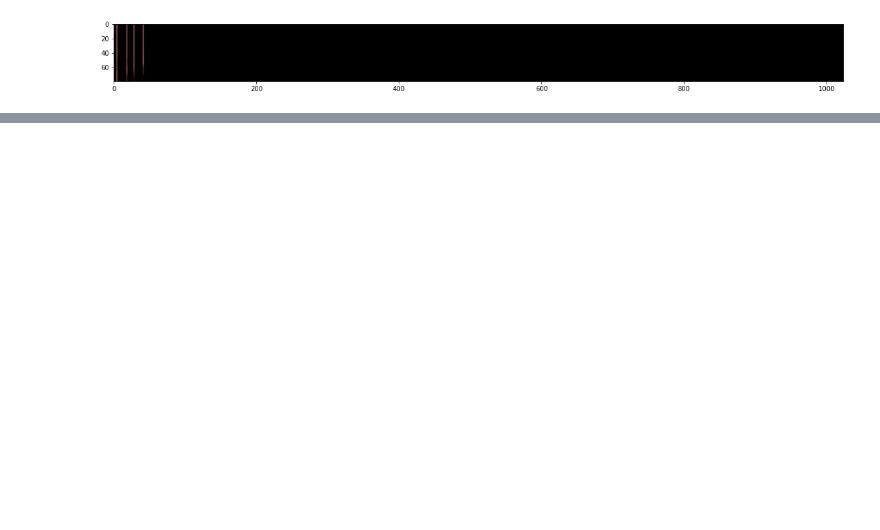
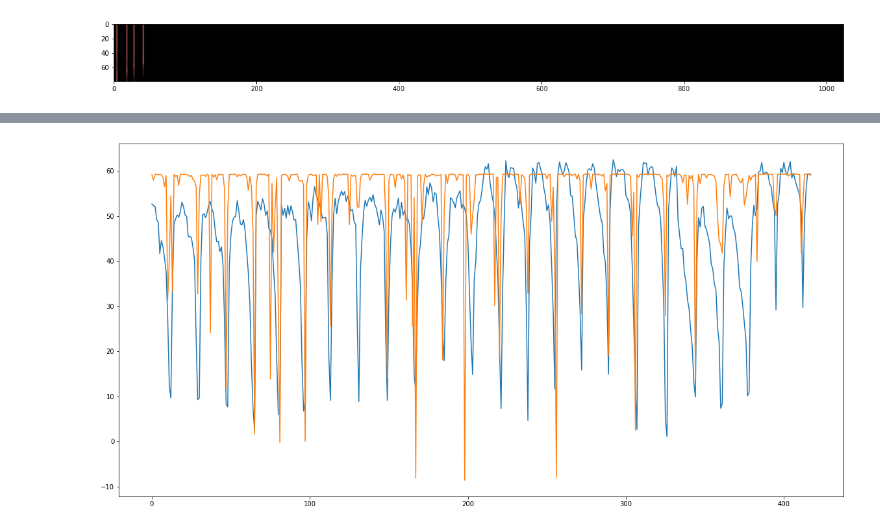
Before and after one commit to google-research/korvapuusti, a Jupyter notebook: experiments/partial_loudness/analysis/jupyter/TensorEars.ipynb, the cells around one changed output, grey strips where cells are left out. Cells and saved outputs as stored; diff of their text form; code cells hidden in the pictures; blank space fills up the shorter version.

```diff
--- a/experiments/partial_loudness/analysis/jupyter/TensorEars.ipynb
+++ b/experiments/partial_loudness/analysis/jupyter/TensorEars.ipynb
@@ -464,0 +496,4 @@ Epoch 4/10
+# %%
+plot_pred(lpm, one_khz_examples)
+# %% [output]
+[figure, added]
```
Also changed, not shown: parts of 6 cells of this notebook.
